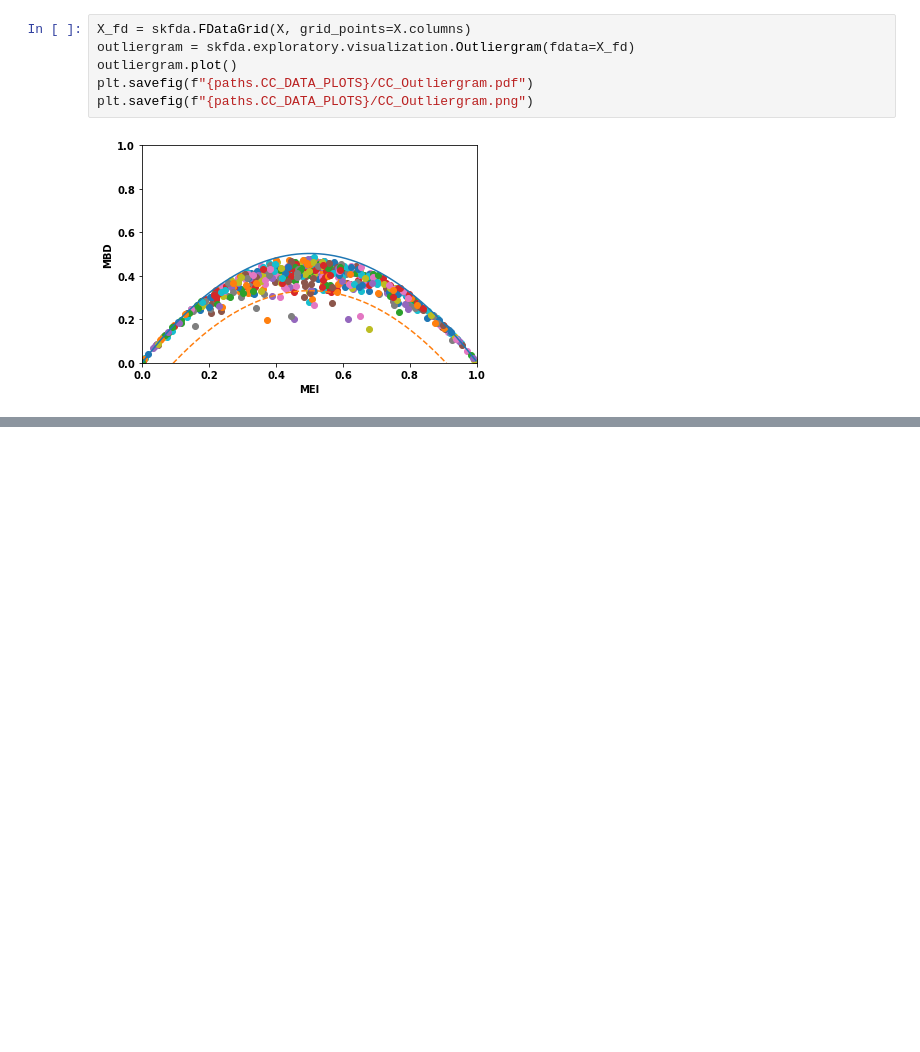
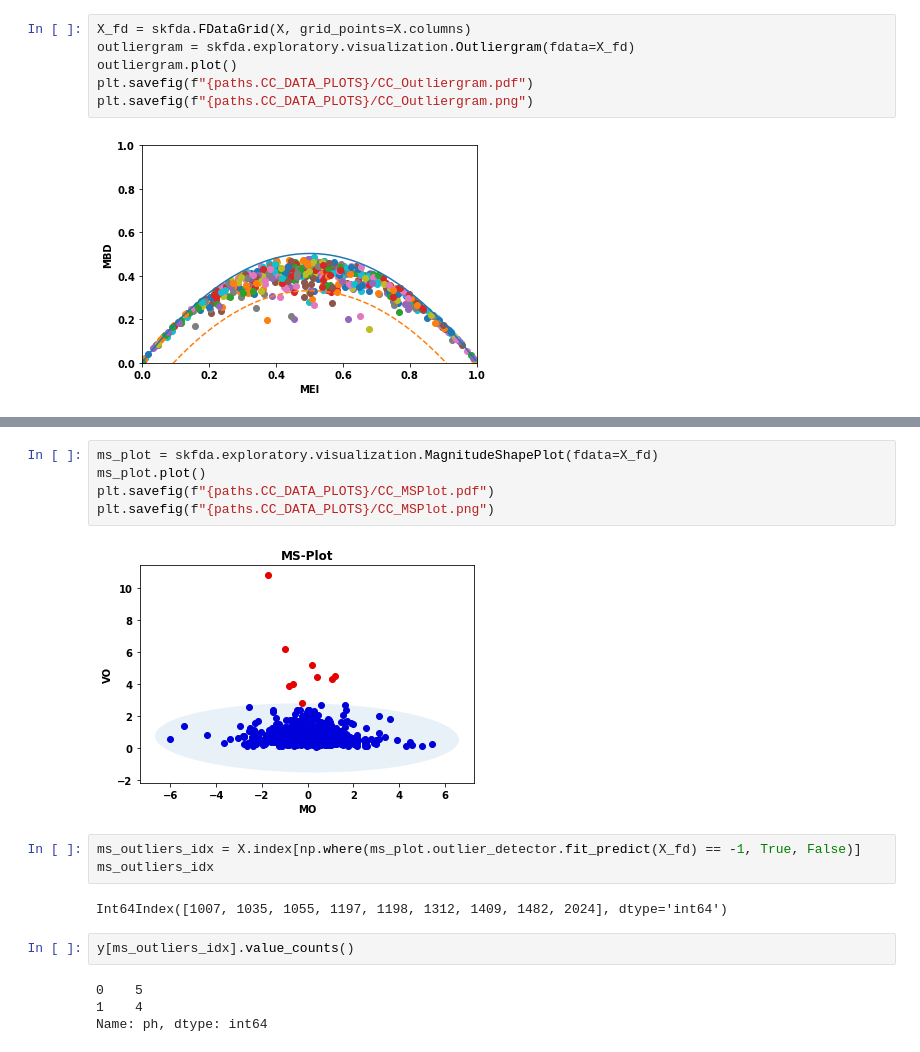
Before and after one commit to lujoselu98/TFM, a Jupyter notebook: Transformations/outliers_detection.ipynb, the cells around one changed output, grey strips where cells are left out. Drawn from its saved outputs; the diff is of its cells as text; blank space fills up the shorter version.

Commit message:
Magnitude shape plot for outlier detection in cc dataset

```diff
--- a/Transformations/outliers_detection.ipynb
+++ b/Transformations/outliers_detection.ipynb
@@ -59,3 +59,21 @@ plt.savefig(f"{paths.CC_DATA_PLOTS}/CC_Outliergram_outliers.pdf")
 plt.savefig(f"{paths.CC_DATA_PLOTS}/CC_Outliergram_outliers.png")
 # %% [output]
 [figure]
+# %%
+ms_plot = skfda.exploratory.visualization.MagnitudeShapePlot(fdata=X_fd)
+ms_plot.plot()
+plt.savefig(f"{paths.CC_DATA_PLOTS}/CC_MSPlot.pdf")
+plt.savefig(f"{paths.CC_DATA_PLOTS}/CC_MSPlot.png")
+# %% [output]
+[figure, added]
+# %%
+ms_outliers_idx = X.index[np.where(ms_plot.outlier_detector.fit_predict(X_fd) == -1, True, False)]
+ms_outliers_idx
+# %% [output]
+Int64Index([1007, 1035, 1055, 1197, 1198, 1312, 1409, 1482, 2024], dtype='int64')
+# %%
+y[ms_outliers_idx].value_counts()
+# %% [output]
+0    5
+1    4
+Name: ph, dtype: int64
```
Also changed, not shown: parts of 5 cells of this notebook, 7 other files.
